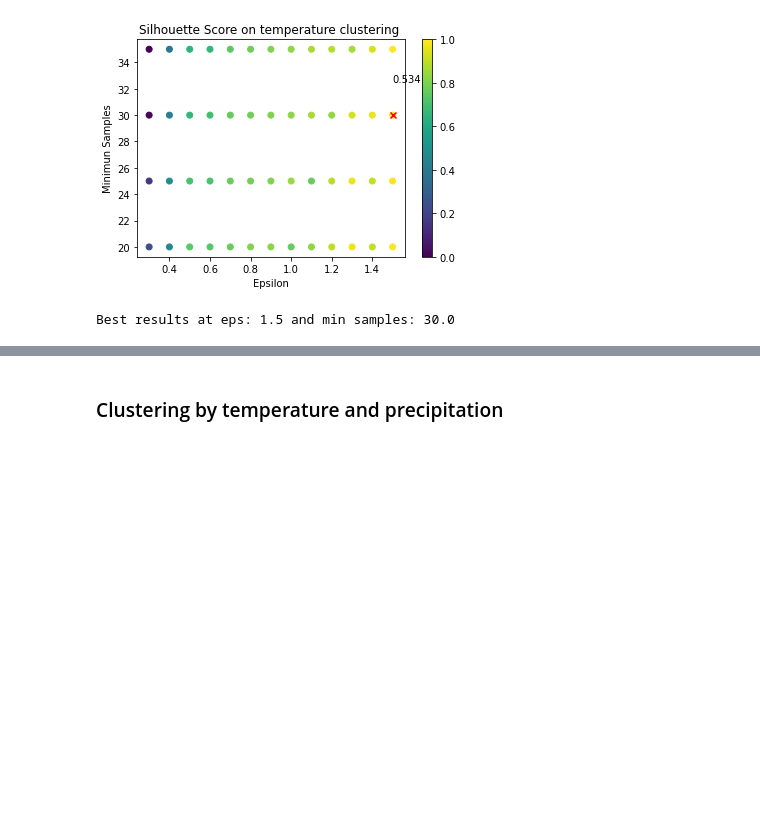
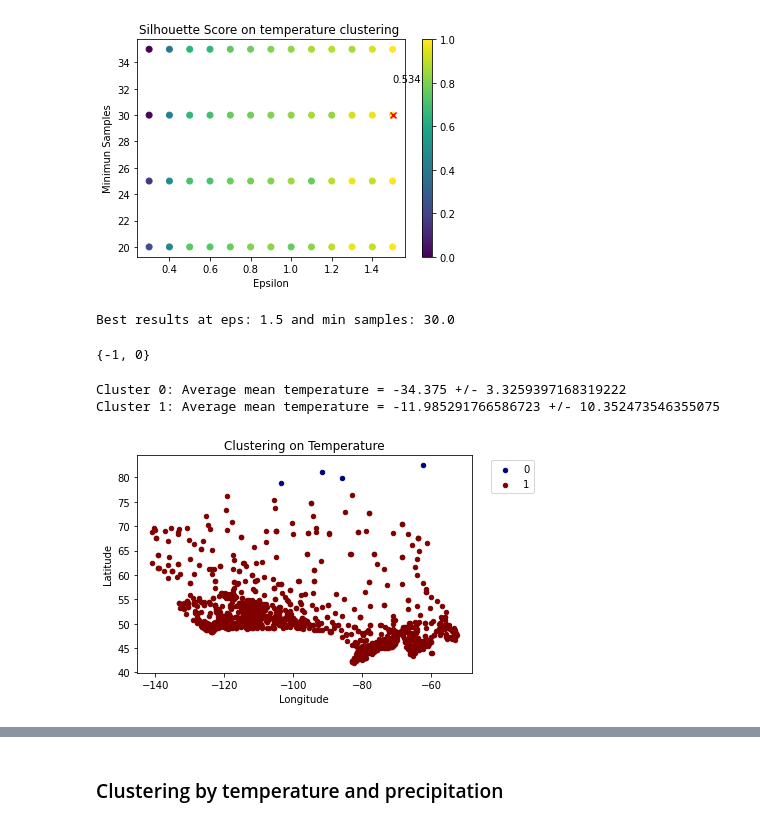
Before and after one commit to gmitchener/MachineLearning, a Jupyter notebook: dbscan_weather.ipynb, the cells around one changed output, grey strips where cells are left out. Drawn from its saved outputs; the diff is of its cells as text; code cells hidden in the pictures; blank space fills up the shorter version.

```diff
--- a/dbscan_weather.ipynb
+++ b/dbscan_weather.ipynb
@@ -237,3 +239,9 @@ print(f'Best results at eps: {xpos} and min samples: {ypos}')
 # %% [output]
 [figure]
 Best results at eps: 1.5 and min samples: 30.0
+# %%
+db = DBSCAN(eps=1.5, min_samples=30).fit(temperature_df)
+labels = db.labels_
+set(labels)
+# %% [output]
+{-1, 0}
@@ -239,0 +253,19 @@ Best results at eps: 1.5 and min samples: 30.0
+# %%
+clust_colours = plt.get_cmap('jet')(np.linspace(0.0, 1.0, len(set(labels2))))
+
+for clust in set(labels2):
+    clust_set = data[data.Cluster == clust]
+    clust_long = clust_set['Long']
+    clust_lat = clust_set['Lat']
+    print(f'Cluster {clust}: Average mean temperature = {np.mean(clust_set.Tm)} +/- {np.std(clust_set.Tm)}')
+    plt.scatter(clust_long, clust_lat, color=clust_colours[clust], s=20, label=clust)
+
+plt.xlabel('Longitude')
+plt.ylabel('Latitude')
+plt.title('Clustering on Temperature')
+plt.legend(bbox_to_anchor=(1.2,1))
+plt.show()
+# %% [output]
+Cluster 0: Average mean temperature = -34.375 +/- 3.3259397168319222
+Cluster 1: Average mean temperature = -11.985291766586723 +/- 10.352473546355075
+[figure, added]
```
Also changed, not shown: parts of 16 cells of this notebook, 1 other file.
